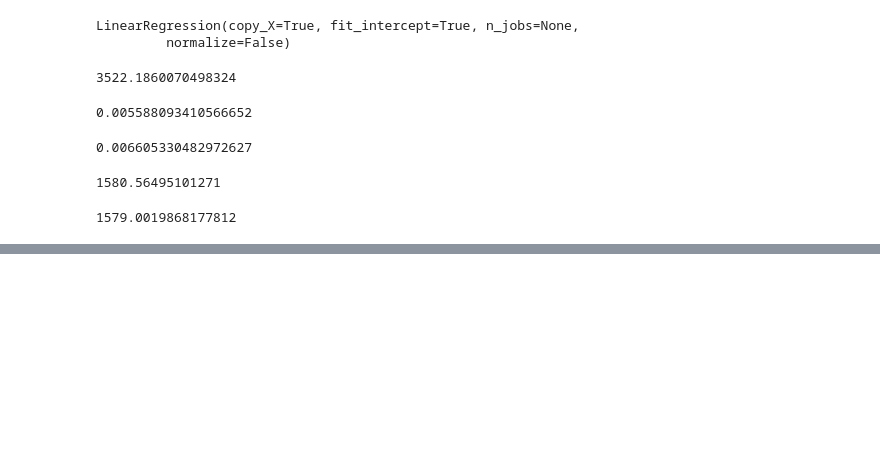
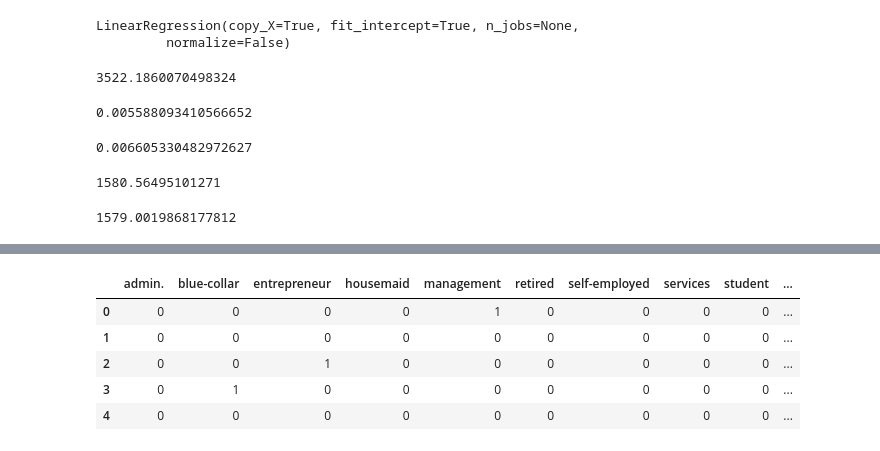
Before and after one commit to andreayully/DataScientExercises, a Jupyter notebook: RL_train_and_test.ipynb, the cells around one changed output, grey strips where cells are left out. Saved outputs shown, nothing was run; the diff lists cells and outputs as text; code cells hidden in the pictures; blank space fills up the shorter version.

```diff
--- a/RL_train_and_test.ipynb
+++ b/RL_train_and_test.ipynb
@@ -161,0 +272,9 @@ mean_absolute_error(y_test, y_pred2)
+# %%
+pd.get_dummies(dataset_clasificacion["job"]).head()
+# %% [output]
+|  | admin. | blue-collar | entrepreneur | housemaid | management | retired | self-employed | services | student | ... |
+| 0 | 0 | 0 | 0 | 0 | 1 | 0 | 0 | 0 | 0 | ... |
+| 1 | 0 | 0 | 0 | 0 | 0 | 0 | 0 | 0 | 0 | ... |
+| 2 | 0 | 0 | 1 | 0 | 0 | 0 | 0 | 0 | 0 | ... |
+| 3 | 0 | 1 | 0 | 0 | 0 | 0 | 0 | 0 | 0 | ... |
+| 4 | 0 | 0 | 0 | 0 | 0 | 0 | 0 | 0 | 0 | ... |
```
Also changed, not shown: parts of 40 cells of this notebook.
